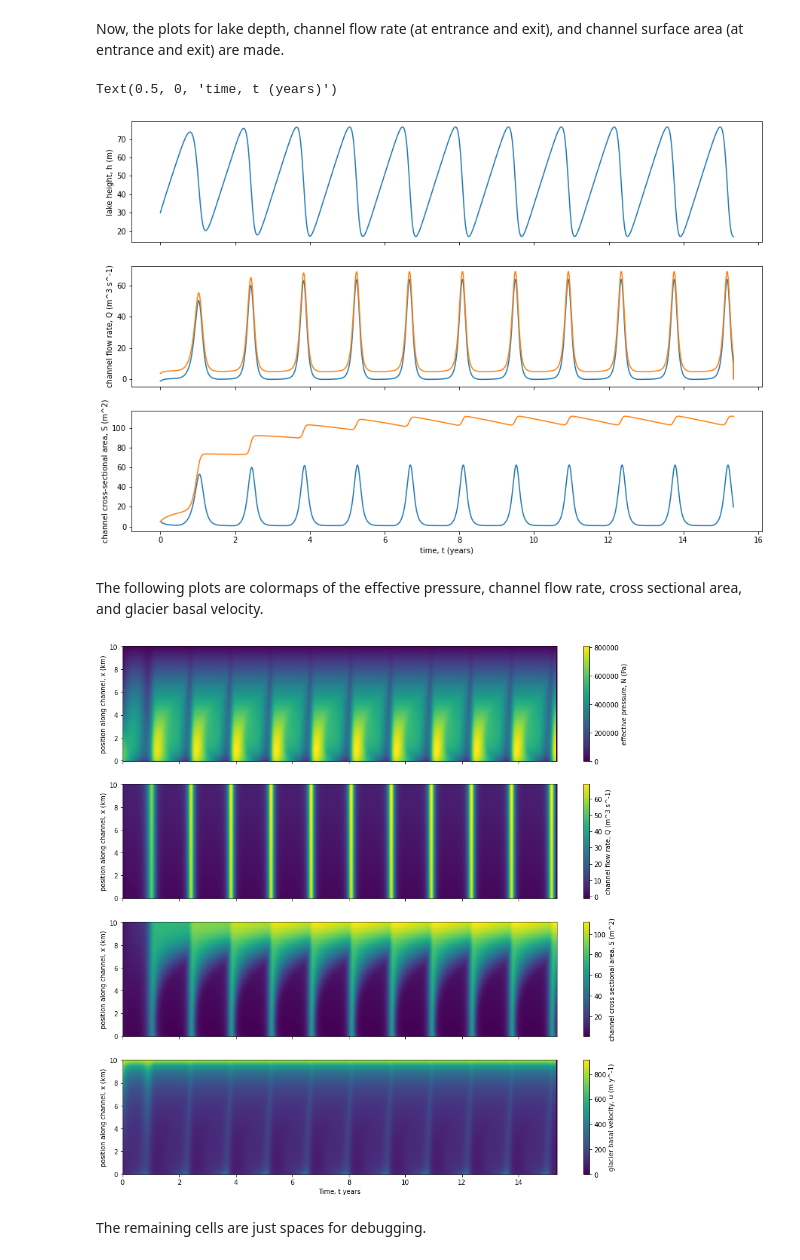
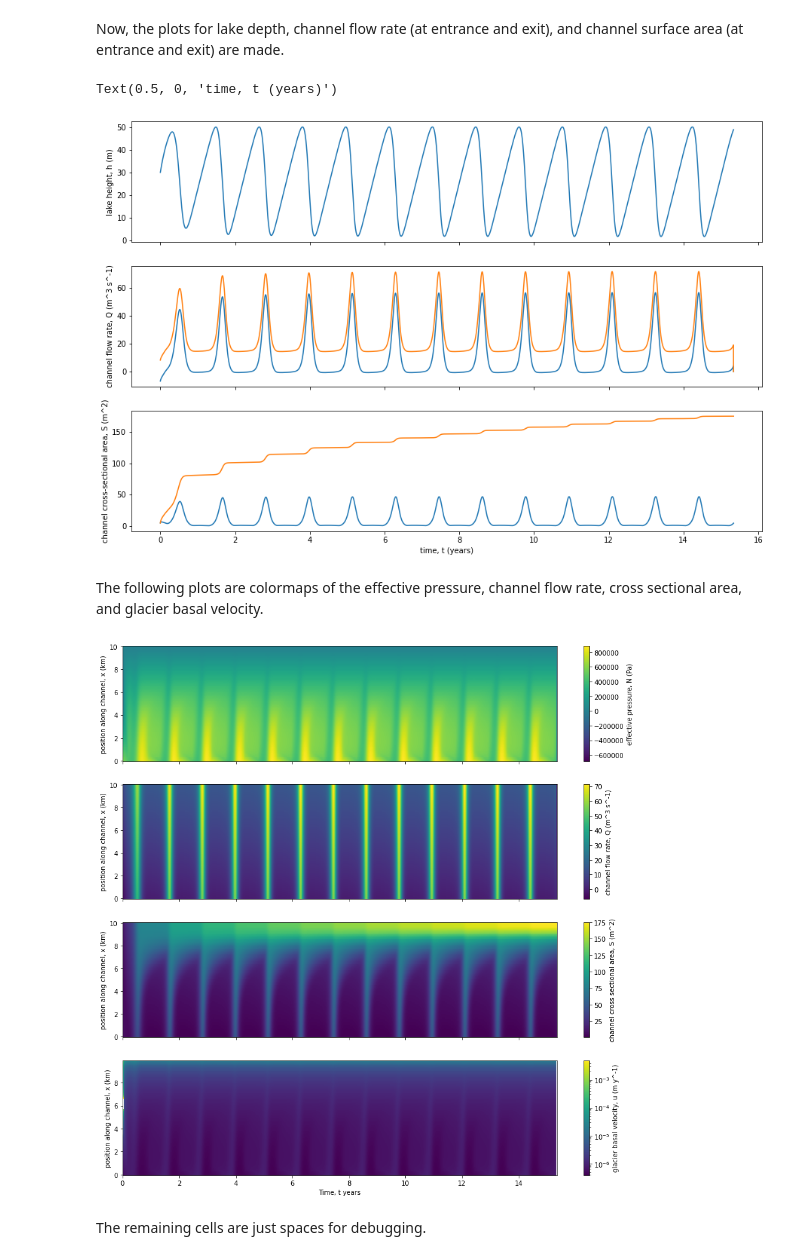
Before and after one commit to ldeo-glaciology/nye_eqns_bvp, a Jupyter notebook: nf_bvp_python/nf_bvp.ipynb, the cells around one changed output. Cells and saved outputs as stored; diff of their text form; code cells hidden in the pictures.

Commit message:
NF Code v3.1.1
Code has diverged from MATLAB script. Added a psi defined by glacier thickness, albeit with some heavy constraints

```diff
--- a/nf_bvp_python/nf_bvp.ipynb
+++ b/nf_bvp_python/nf_bvp.ipynb
@@ -26,6 +27,9 @@ n_prime = 0.1 # m^-1/3 s (hydraulic roughness)
 f = 6.6*n_prime**2
 s_to_y = 60*60*24*365.25
 
+tau_raw = 855 # Pa - changed so HD is around 100m with h at s=10km to be 90m
+h_end = 90 # m
+
 # Scales
 s0 = 10*10**3 # m
 Q0 = 1500 # m^3/s
@@ -34,26 +38,26 @@ S0 = (f*rho_w*g*Q0**2/psi_0)**(3/8)
 N0 = (K0*rho_i*S0*L/(psi_0*Q0))**(-1/3)
 t0 = rho_i*S0*L/(psi_0*Q0)
 M0 = Q0/s0
-h0 = 90
+HD = np.sqrt(h_end**2 + 2*tau_raw*s0/(rho_i*g))
+h0 = rho_i*HD/rho_w
 
 # Model Params
 eps = s0*m0/(Q0*rho_i)
 r = rho_i/rho_w
 delta = N0/(s0*psi_0)
+beta_r = rho_w*g*h0/N0
 
 # Inputs
 Q_in = 10/Q0
 hL_pl1 = 1
-beta_r = 0.9
-
-tau_raw = 100000 # Pa
+VL = 0.5*1000000 # m^3
 tau = tau_raw/N0
-C = 2*10**-20 # For sliding law
+C = 2*10**-20 # For sliding law https://onlinelibrary.wiley.com/doi/10.1002/hyp.7029
 alpha = C*(N0**3)*t0/s0 # For sliding law
 
-lda = 3.2
+lda = t0*Q0/(10*VL*h0)
 psi = 1
-M = 5*10**-4/M0
+M = 15*10**-4/M0
 
 # Hack for capping velocity at terminus
 umax = 1000/(s0*s_to_y/t0);
@@ -74,9 +78,11 @@ u = np.zeros((time_space,grid_space))
 
 # Initial conditions
 S[0,:] = 5*np.ones(grid_space)/S0
-h[0] = 1/3
-psi_var = psi*(1-3*np.exp(-20*x))
+h[0] = 1/3 # probably will need to change this
+
+# Defining psi
+psi_var = (rho_w*g*phi_s + tau_raw/np.sqrt(HD**2 - 2*tau_raw*x*s0/(rho_i*g)))/psi_0#psi*(1-3*np.exp(-20*x))
 
 # Boundary conditions
 NL = beta_r*(1-h[0])
-Nt = rho_i*g*1/N0
+Nt = 0 # glacier ends
@@ -174,34 +184,34 @@ ax[2].set_ylabel('channel cross-sectional area, S (m^2)')
 ax[2].set_xlabel('time, t (years)')
 # %% [output]
 Text(0.5, 0, 'time, t (years)')
-[figure, old version]
+[figure, new version]
 # %% [markdown]
 The following plots are colormaps of the effective pressure, channel flow rate, cross sectional area, and glacier basal velocity.
 # %%
 fig, ax = plt.subplots(4,figsize=[15,15],sharex=True)
-#plt.xlim([0,7])
+#plt.xlim([0,3])
 p0 = ax[0].pcolormesh(time_years,s_km,N_Pa.transpose(),shading='auto')
 ax[0].set_ylabel('position along channel, x (km)')
 cbar0 = fig.colorbar(p0,ax=ax[0])
 cbar0.set_label('effective pressure, N (Pa)')
 
 p1 = ax[1].pcolormesh(time_years,s_km,Q_m3ps.transpose(),shading='auto')
 ax[1].set_ylabel('position along channel, x (km)')
 cbar1 = fig.colorbar(p1,ax=ax[1])
 cbar1.set_label('channel flow rate, Q (m^3 s^-1)')
 
 p2 = ax[2].pcolormesh(time_years,s_km,S_m2.transpose(),shading='auto')
 ax[2].set_ylabel('position along channel, x (km)')
 cbar2 = fig.colorbar(p2,ax=ax[2])
 cbar2.set_label('channel cross sectional area, S (m^2)')
 
-p3 = ax[3].pcolormesh(time_years,s_km,u_mpy.transpose(),shading='auto')
+p3 = ax[3].pcolormesh(time_years,s_km[0:-1],u_mpy.transpose()[0:-1,:],shading='auto',norm=LogNorm())
 ax[3].set_ylabel('position along channel, x (km)')
 ax[3].set_xlabel('Time, t years')
 cbar3 = fig.colorbar(p3,ax=ax[3])
 cbar3.set_label('glacier basal velocity, u (m y^-1)')
 # %% [output]
-[figure, old version]
+[figure, new version]
 # %% [markdown]
 The remaining cells are just spaces for debugging.
 # %%
```
Also changed, not shown: parts of 9 cells of this notebook, 1 other file.
